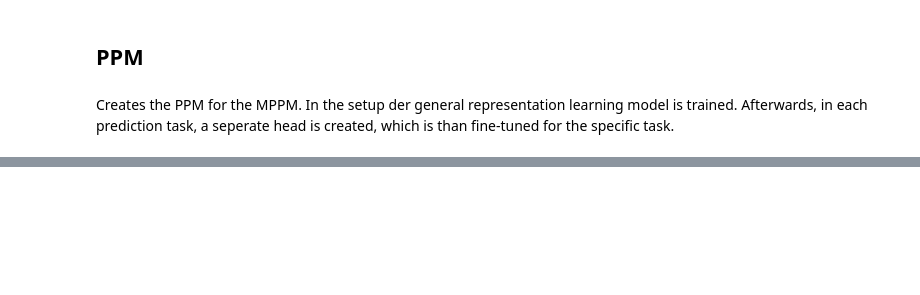
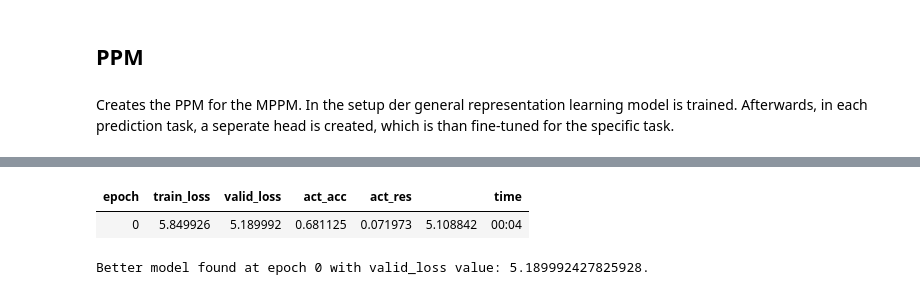
Before and after one commit to joLahann/mppn, a Jupyter notebook: 03_mppn.ipynb, the cells around one changed output, grey strips where cells are left out. Drawn from its saved outputs; the diff is of its cells as text; code cells hidden in the pictures; blank space fills up the shorter version.

```diff
--- a/03_mppn.ipynb
+++ b/03_mppn.ipynb
@@ -519,6 +558,6 @@ class PPM_MPPN(PPModel):
 if  _RUN_TRAINING:
     path=EventLogs.BPIC_12_O
     log=import_log(path)
-    ppm=PPM_MPPN(log,get_ds_name(path),split_traces(log),print_output=True,epoch=5,bs=512,attr_dict=attr_dict)
+    ppm=PPM_MPPN(log,get_ds_name(path),split_traces(log),print_output=True,epoch=1,bs=512,attr_dict=attr_dict)
     ppm.setup()
 # %% [output]
@@ -526,0 +570,3 @@ Wall time: 4.77 µs
+| epoch | train_loss | valid_loss | act_acc | act_res |  | time |
+| 0 | 5.849926 | 5.189992 | 0.681125 | 0.071973 | 5.108842 | 00:04 |
+Better model found at epoch 0 with valid_loss value: 5.189992427825928.
```
Also changed, not shown: parts of 10 cells of this notebook, 6 other files.
